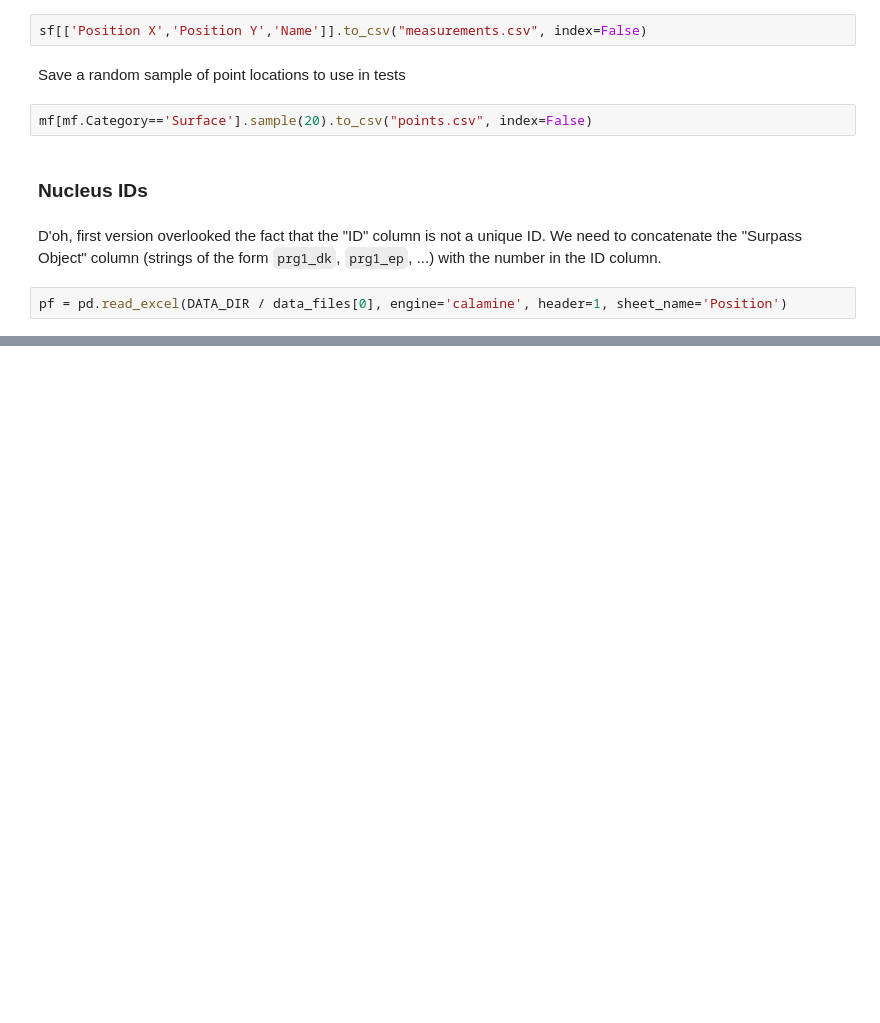
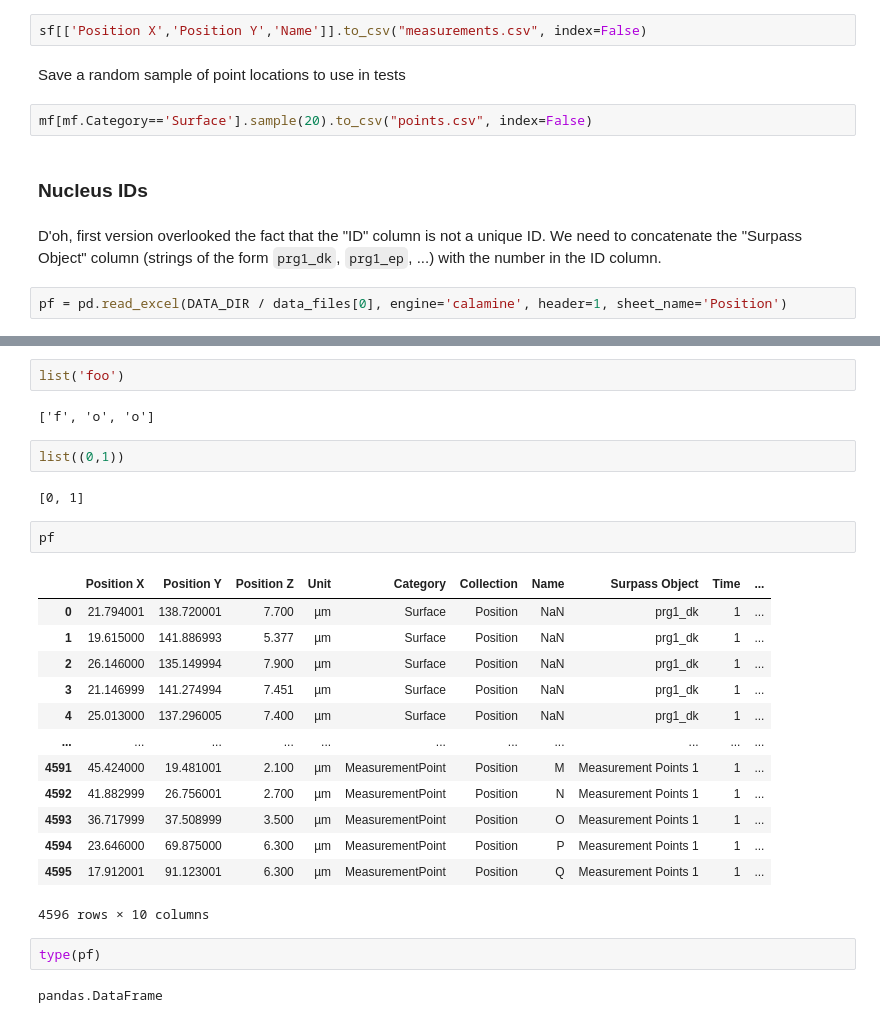
Before and after one commit to conery/gawp, a Jupyter notebook: sandbox/xls_files.ipynb, the cells around one changed output, grey strips where cells are left out. Saved outputs shown, nothing was run; the diff lists cells and outputs as text; blank space fills up the shorter version.

```diff
--- a/sandbox/xls_files.ipynb
+++ b/sandbox/xls_files.ipynb
@@ -271,0 +390,28 @@ Name: ID, Length: 4596, dtype: str
+# %%
+list('foo')
+# %% [output]
+['f', 'o', 'o']
+# %%
+list((0,1))
+# %% [output]
+[0, 1]
+# %%
+pf
+# %% [output]
+|  | Position X | Position Y | Position Z | Unit | Category | Collection | Name | Surpass Object | Time | ... |
+| 0 | 21.794001 | 138.720001 | 7.700 | µm | Surface | Position | NaN | prg1_dk | 1 | ... |
+| 1 | 19.615000 | 141.886993 | 5.377 | µm | Surface | Position | NaN | prg1_dk | 1 | ... |
+| 2 | 26.146000 | 135.149994 | 7.900 | µm | Surface | Position | NaN | prg1_dk | 1 | ... |
+| 3 | 21.146999 | 141.274994 | 7.451 | µm | Surface | Position | NaN | prg1_dk | 1 | ... |
+| 4 | 25.013000 | 137.296005 | 7.400 | µm | Surface | Position | NaN | prg1_dk | 1 | ... |
+| ... | ... | ... | ... | ... | ... | ... | ... | ... | ... | ... |
+| 4591 | 45.424000 | 19.481001 | 2.100 | µm | MeasurementPoint | Position | M | Measurement Points 1 | 1 | ... |
+| 4592 | 41.882999 | 26.756001 | 2.700 | µm | MeasurementPoint | Position | N | Measurement Points 1 | 1 | ... |
+| 4593 | 36.717999 | 37.508999 | 3.500 | µm | MeasurementPoint | Position | O | Measurement Points 1 | 1 | ... |
+| 4594 | 23.646000 | 69.875000 | 6.300 | µm | MeasurementPoint | Position | P | Measurement Points 1 | 1 | ... |
+| 4595 | 17.912001 | 91.123001 | 6.300 | µm | MeasurementPoint | Position | Q | Measurement Points 1 | 1 | ... |
+4596 rows × 10 columns
+# %%
+type(pf)
+# %% [output]
+pandas.DataFrame
```
Also changed, not shown: parts of 25 cells of this notebook, 7 other files.
